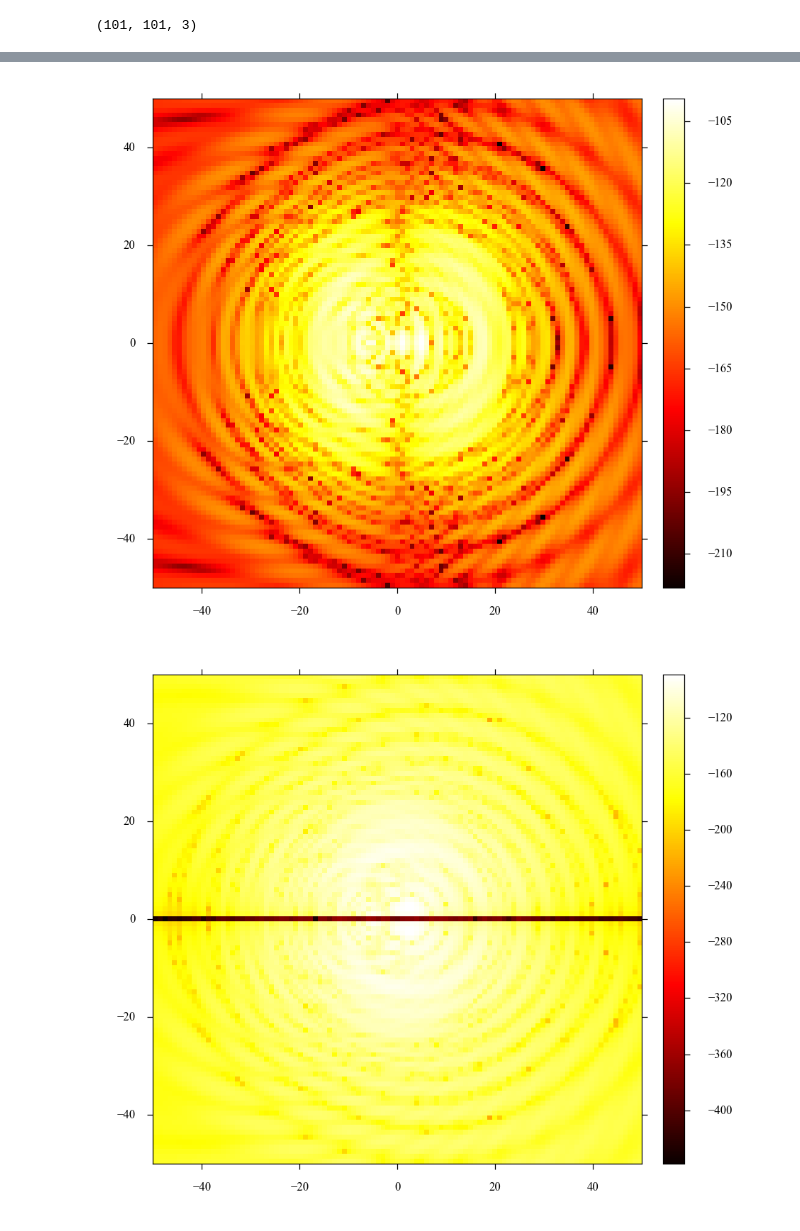
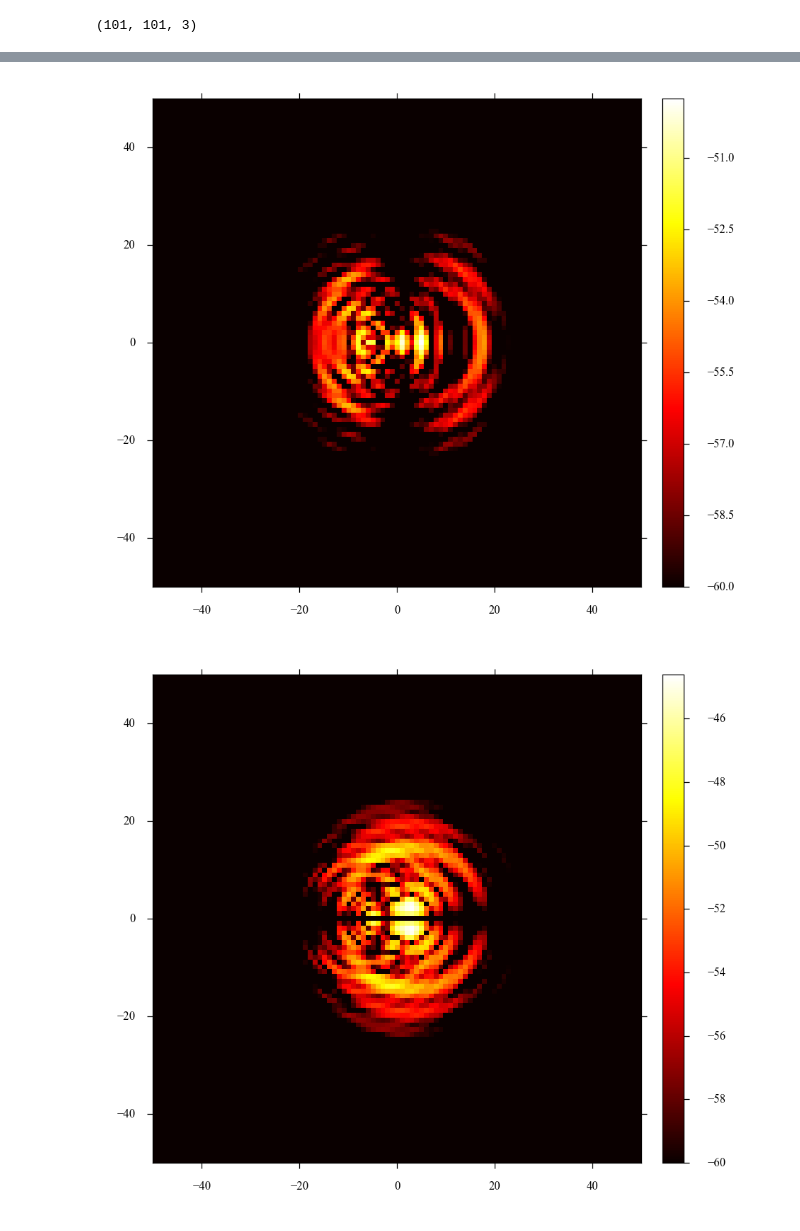
Before and after one commit to danielflanigan/ColumbiaCMB-notebooks, a Jupyter notebook: electromagnetism/2015-02-23_pygrasp_cryostat_optics_box.ipynb, the cells around one changed output, grey strips where cells are left out. Drawn from its saved outputs; the diff is of its cells as text; code cells hidden in the pictures.

```diff
--- a/electromagnetism/2015-02-23_pygrasp_cryostat_optics_box.ipynb
+++ b/electromagnetism/2015-02-23_pygrasp_cryostat_optics_box.ipynb
@@ -1,11 +1,11 @@
 # %%
 from pygrasp import flat_map
 # %%
-grd_files = '/Users/daniel/Johnson+Miller/grasp/cryostat/'
-E1 = flat_map.UVNearGrid(grd_files + 'position_1/position_E_1.grd')
-H1 = flat_map.UVNearGrid(grd_files + 'position_1/position_H_1.grd')
-E2 = flat_map.UVNearGrid(grd_files + 'position_2/position_E_2.grd')
-H2 = flat_map.UVNearGrid(grd_files + 'position_2/position_H_2.grd')
-E3 = flat_map.UVNearGrid(grd_files + 'position_3/position_E_3.grd')
-H3 = flat_map.UVNearGrid(grd_files + 'position_3/position_H_3.grd')
+grd_files = '/Users/daniel/Johnson+Miller/grasp/cryostat/version_2/'
+E1 = flat_map.GridMap(grd_files + 'position_1/position_E_1.grd')
+H1 = flat_map.GridMap(grd_files + 'position_1/position_H_1.grd')
+E2 = flat_map.GridMap(grd_files + 'position_2/position_E_2.grd')
+H2 = flat_map.GridMap(grd_files + 'position_2/position_H_2.grd')
+E3 = flat_map.GridMap(grd_files + 'position_3/position_E_3.grd')
+H3 = flat_map.GridMap(grd_files + 'position_3/position_H_3.grd')
 # %%
@@ -31,8 +93,8 @@ E1.make_plot(20*np.log10(abs(P1_r)))
 # %%
-E1.make_plot(20*np.log10(abs(P1_u)))
+E1.make_plot(10*np.log10(abs(P1_u)), vmin=-60)
 # %% [output]
-[figure, old version]
+[figure, new version]
 # %%
-E1.make_plot(20*np.log10(abs(P1_v)))
+E1.make_plot(10*np.log10(abs(P1_v)), vmin=-60)
 # %% [output]
-[figure, old version]
+[figure, new version]
```
Also changed, not shown: parts of 17 cells of this notebook, 1 other file.
